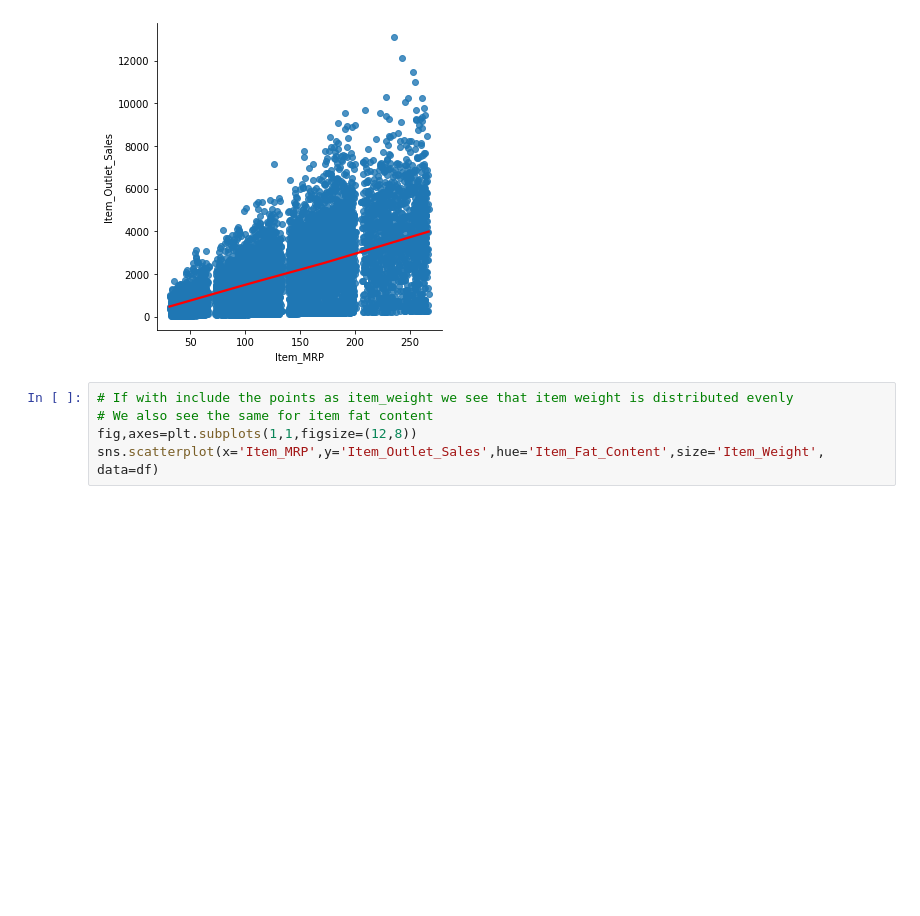
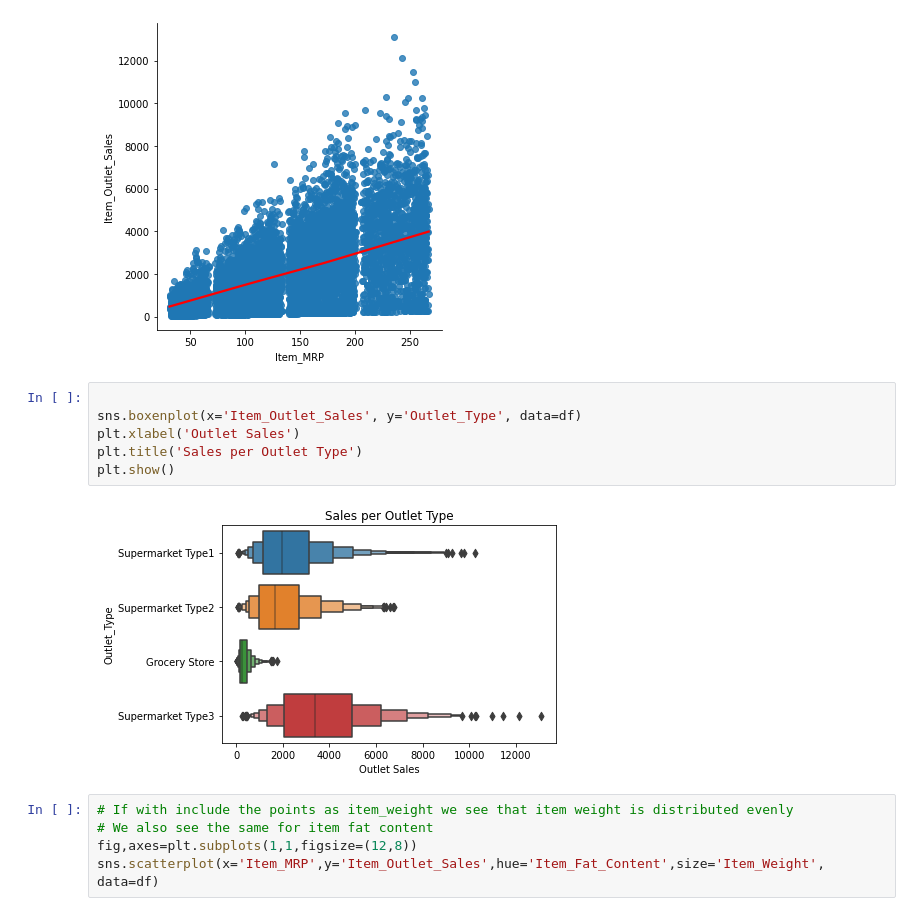
Before and after one commit to aaguil8a/sales_predictions, a Jupyter notebook: sales_predictions_.ipynb, the cells around one changed output. Drawn from its saved outputs; the diff is of its cells as text; blank space fills up the shorter version.

```diff
--- a/sales_predictions_.ipynb
+++ b/sales_predictions_.ipynb
@@ -375,6 +375,14 @@ plt.title('Relationship between Item_MRP & Item Outlet Sales');
 sns.lmplot('Item_MRP', 'Item_Outlet_Sales', data=df, lowess=True, line_kws={'color':'red'});
 # %% [output]
 [figure]
+# %%
+
+sns.boxenplot(x='Item_Outlet_Sales', y='Outlet_Type', data=df)
+plt.xlabel('Outlet Sales')
+plt.title('Sales per Outlet Type')
+plt.show()
+# %% [output]
+[figure, added]
 # %%
 # If with include the points as item_weight we see that item weight is distributed evenly
 # We also see the same for item fat content
```
Also changed, not shown: parts of 10 cells of this notebook.
